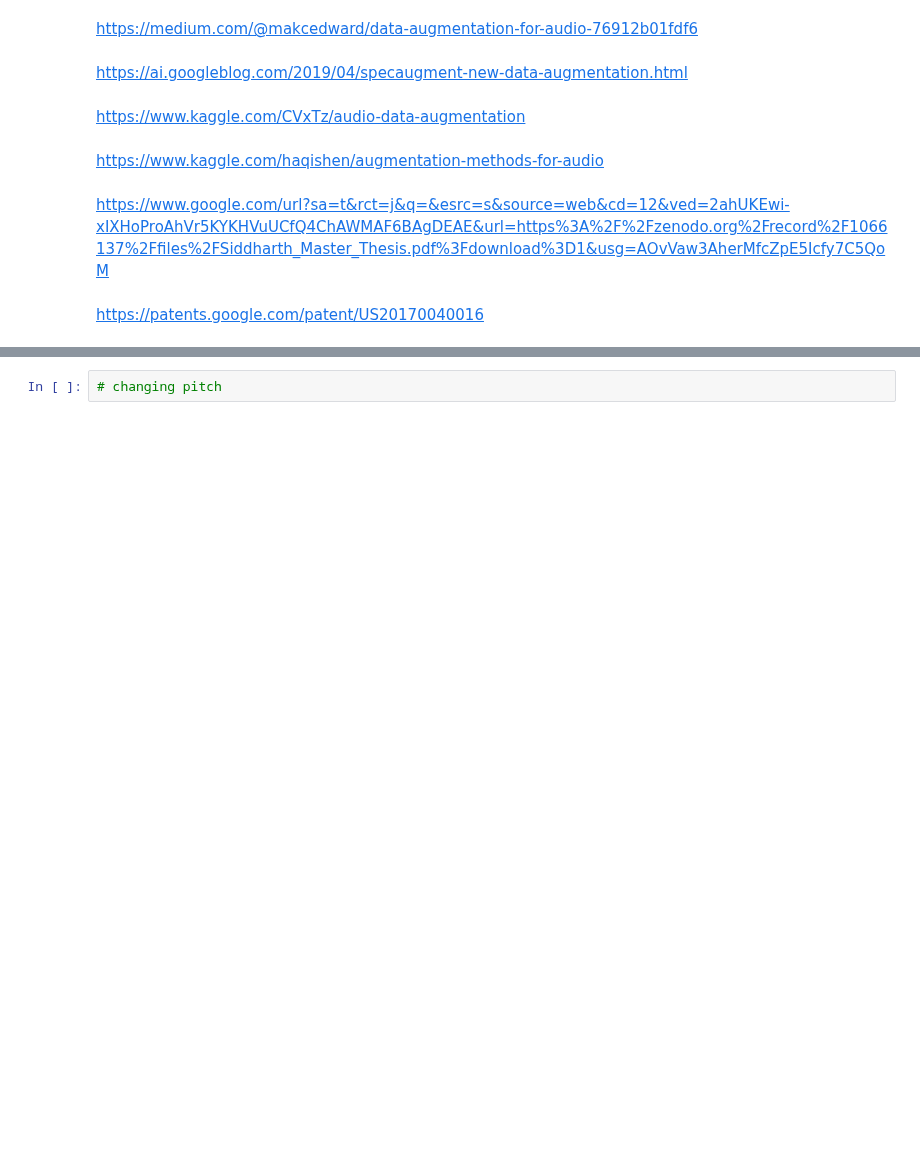
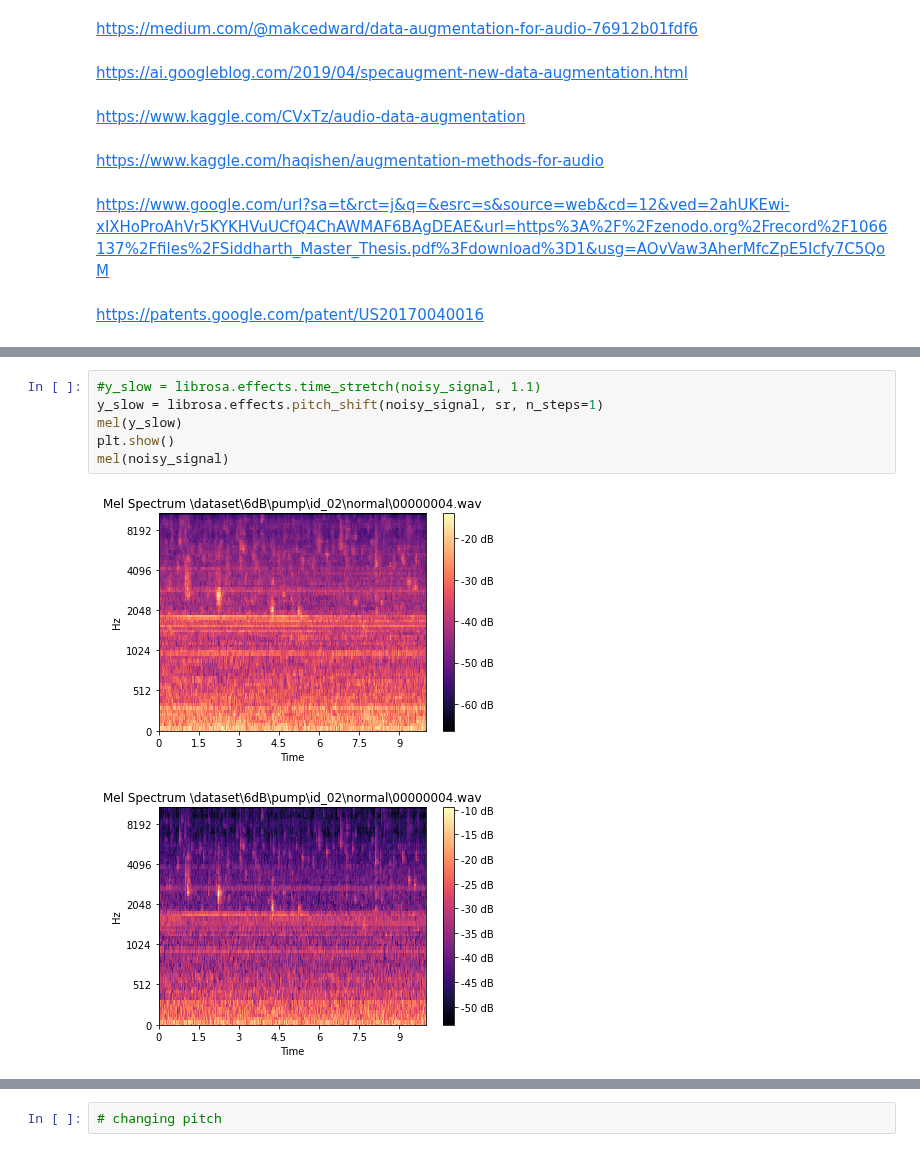
Before and after one commit to BA-HanseML/NF_Prj_MIMII_Dataset, a Jupyter notebook: sub_notebooks/pseudo_supervised_data_augmentation/audio_augmentation.ipynb, the cells around one changed output, grey strips where cells are left out. Saved outputs shown, nothing was run; the diff lists cells and outputs as text; blank space fills up the shorter version.

```diff
--- a/sub_notebooks/pseudo_supervised_data_augmentation/audio_augmentation.ipynb
+++ b/sub_notebooks/pseudo_supervised_data_augmentation/audio_augmentation.ipynb
@@ -12,0 +94,9 @@ https://patents.google.com/patent/US20170040016
+# %%
+#y_slow = librosa.effects.time_stretch(noisy_signal, 1.1)
+y_slow = librosa.effects.pitch_shift(noisy_signal, sr, n_steps=1)
+mel(y_slow)
+plt.show()
+mel(noisy_signal)
+# %% [output]
+[figure, added]
+[figure, added]
```
Also changed, not shown: parts of 9 cells of this notebook, 16 other files.
